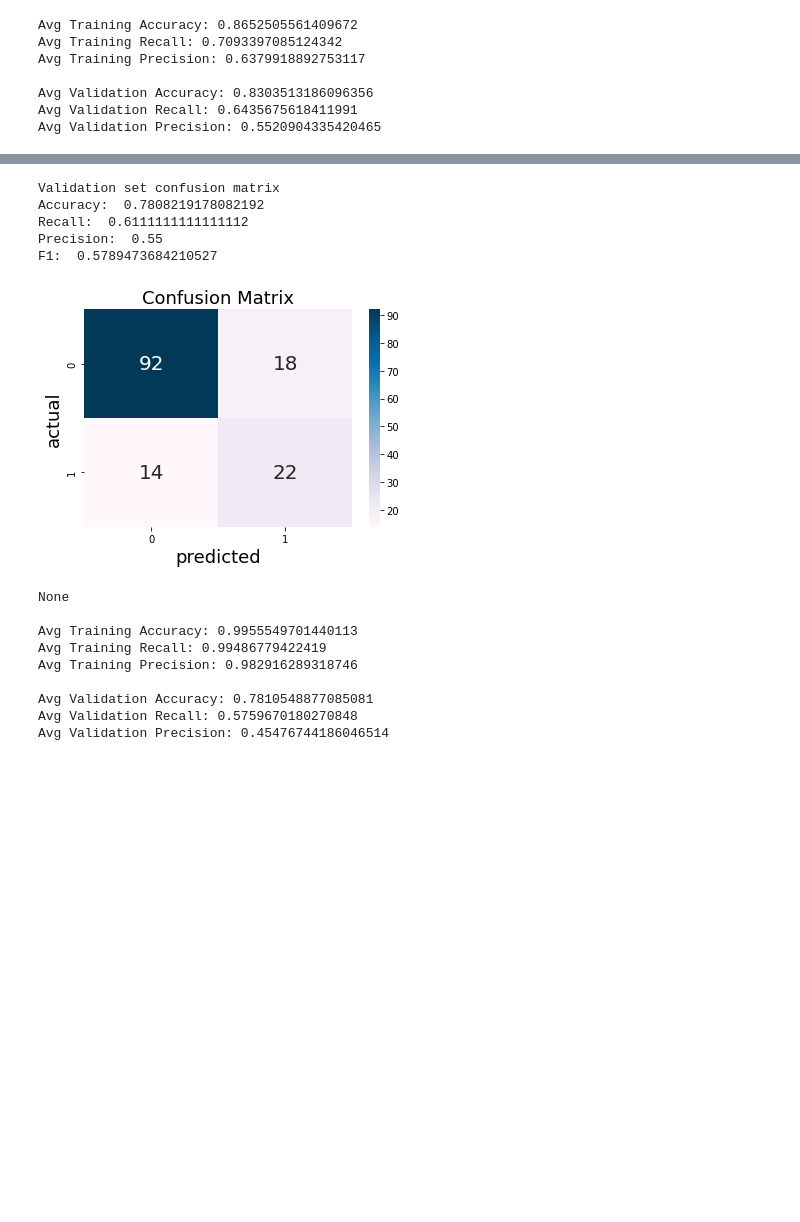
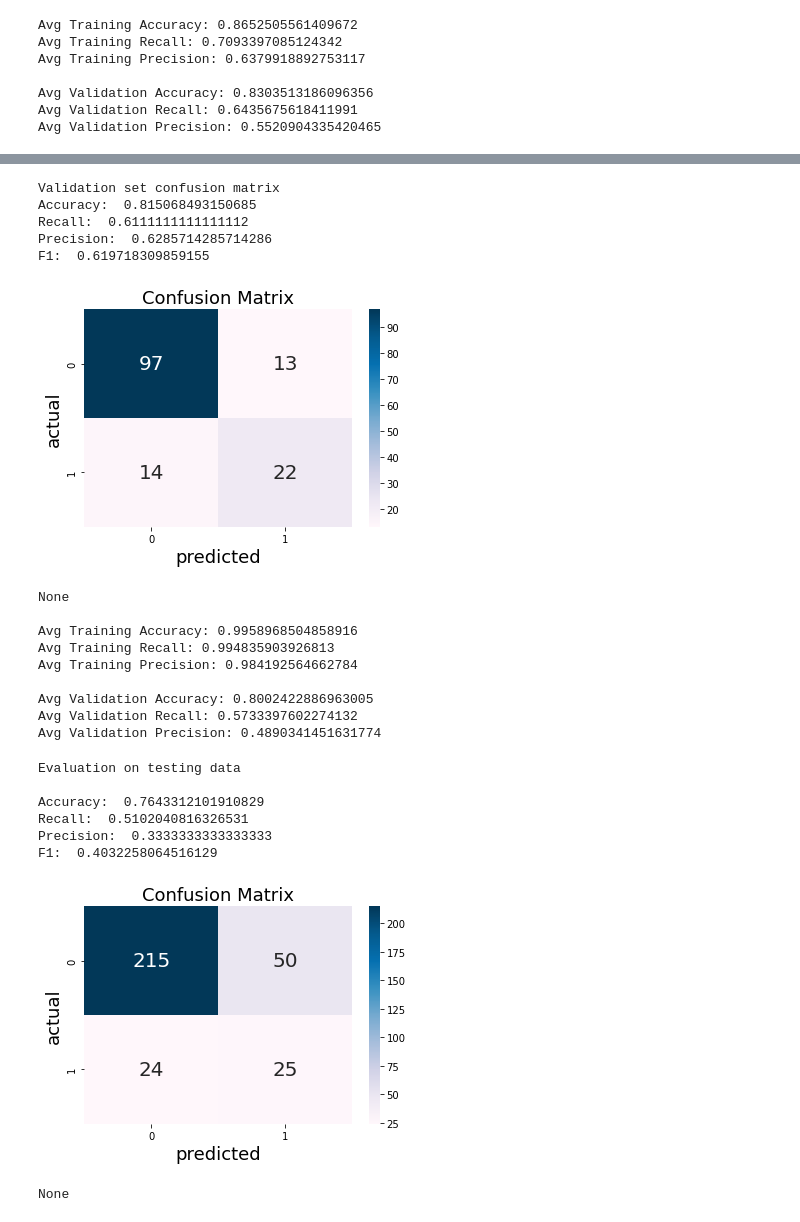
Before and after one commit to reuip/Ironhack-final-project, a Jupyter notebook: modelling pipeline desktop.ipynb, the cells around one changed output, grey strips where cells are left out. Cells and saved outputs as stored; diff of their text form; code cells hidden in the pictures; blank space fills up the shorter version.

```diff
--- a/modelling pipeline desktop.ipynb
+++ b/modelling pipeline desktop.ipynb
@@ -309,18 +370,29 @@ Avg Validation Precision: 0.5520904335420465
 # %%
-pipeline=e_cross_validate_grid(preprocess,BaggingClassifier(base_estimator=KNeighborsClassifier(metric='manhattan',n_neighbors=10,weights='distance')),scoring='recall', cv=KFold(),param_grid=knn_params,grid_search=False,conf_matrix=True)
+pipeline_bag_knn=e_cross_validate_grid(preprocess,BaggingClassifier(base_estimator=KNeighborsClassifier(metric='manhattan',n_neighbors=10,weights='distance')),scoring='recall', cv=KFold(),param_grid=knn_params,grid_search=False,conf_matrix=True)
 # %% [output]
 Validation set confusion matrix
-Accuracy:  0.7808219178082192
+Accuracy:  0.815068493150685
 Recall:  0.6111111111111112
-Precision:  0.55
-F1:  0.5789473684210527
+Precision:  0.6285714285714286
+F1:  0.619718309859155
-[figure, old version]
+[figure, new version]
 None
 
-Avg Training Accuracy: 0.9955549701440113
-Avg Training Recall: 0.99486779422419
-Avg Training Precision: 0.982916289318746
+Avg Training Accuracy: 0.9958968504858916
+Avg Training Recall: 0.994835903926813
+Avg Training Precision: 0.984192564662784
 
-Avg Validation Accuracy: 0.7810548877085081
-Avg Validation Recall: 0.5759670180270848
-Avg Validation Precision: 0.45476744186046514
+Avg Validation Accuracy: 0.8002422886963005
+Avg Validation Recall: 0.5733397602274132
+Avg Validation Precision: 0.4890341451631774
+# %%
+f_validate_pipeline_on_test(pipeline_bag_knn)
+# %% [output]
+Evaluation on testing data
+
+Accuracy:  0.7643312101910829
+Recall:  0.5102040816326531
+Precision:  0.3333333333333333
+F1:  0.4032258064516129
+[figure, added]
+None
```
Also changed, not shown: parts of 25 cells of this notebook, 1 other file.
